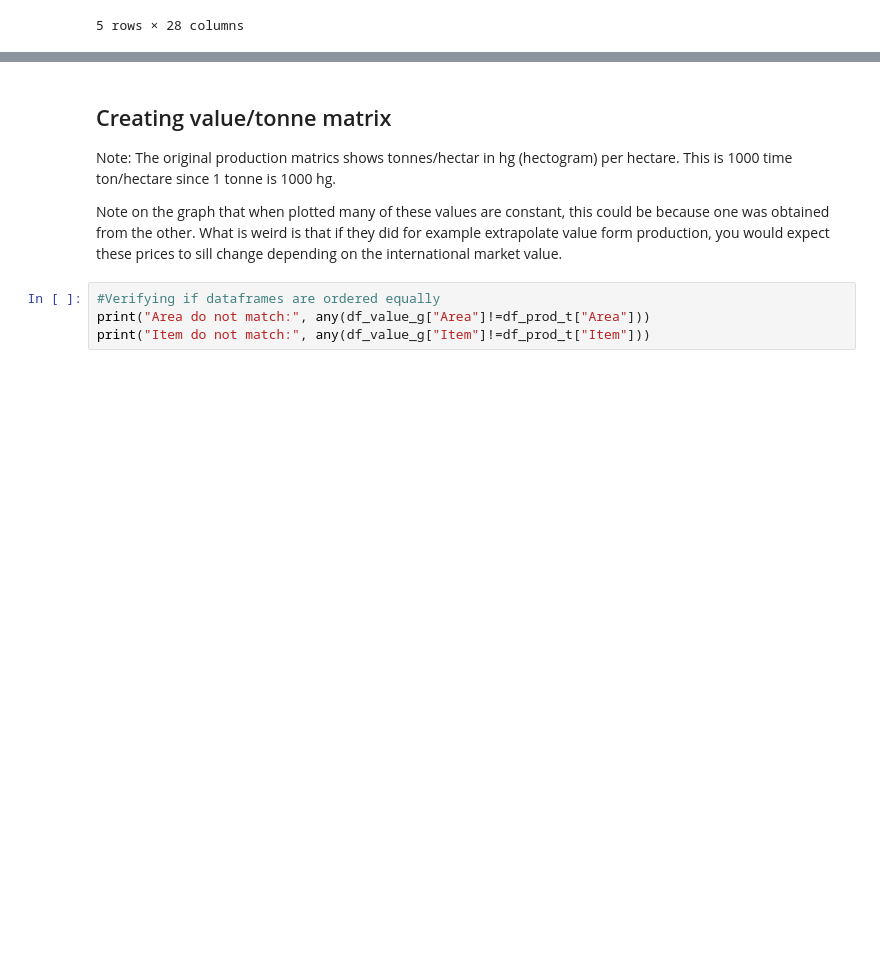
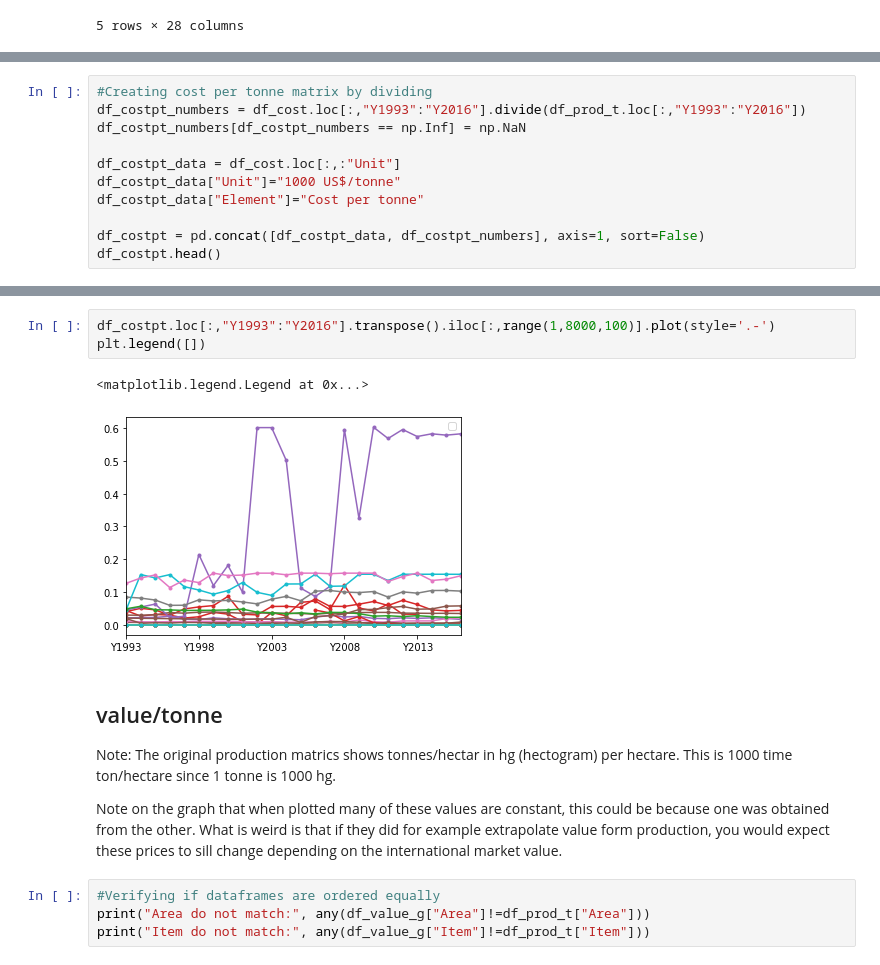
Before and after one commit to n-poulsen/GranADA, a Jupyter notebook: code/Dataset_Cleanup.ipynb, the cells around one changed output, grey strips where cells are left out. Cells and saved outputs as stored; diff of their text form; blank space fills up the shorter version.

```diff
--- a/code/Dataset_Cleanup.ipynb
+++ b/code/Dataset_Cleanup.ipynb
@@ -548,0 +615,11 @@ df_cost.head()
+# %%
+#Creating cost per tonne matrix by dividing
+df_costpt_numbers = df_cost.loc[:,"Y1993":"Y2016"].divide(df_prod_t.loc[:,"Y1993":"Y2016"])
+df_costpt_numbers[df_costpt_numbers == np.Inf] = np.NaN
+
+df_costpt_data = df_cost.loc[:,:"Unit"]
+df_costpt_data["Unit"]="1000 US$/tonne"
+df_costpt_data["Element"]="Cost per tonne"
+
+df_costpt = pd.concat([df_costpt_data, df_costpt_numbers], axis=1, sort=False)
+df_costpt.head()
@@ -549,5 +634,11 @@ df_cost.head()
+# %%
+df_costpt.loc[:,"Y1993":"Y2016"].transpose().iloc[:,range(1,8000,100)].plot(style='.-')
+plt.legend([])
+# %% [output]
+<matplotlib.legend.Legend at 0x...>
+[figure, added]
 # %% [markdown]
-## Creating value/tonne matrix
+## value/tonne
 
 Note: The original production matrics shows tonnes/hectar in hg (hectogram) per hectare. This is 1000 time ton/hectare since 1 tonne is 1000 hg.
 
```
Also changed, not shown: parts of 132 cells of this notebook.
